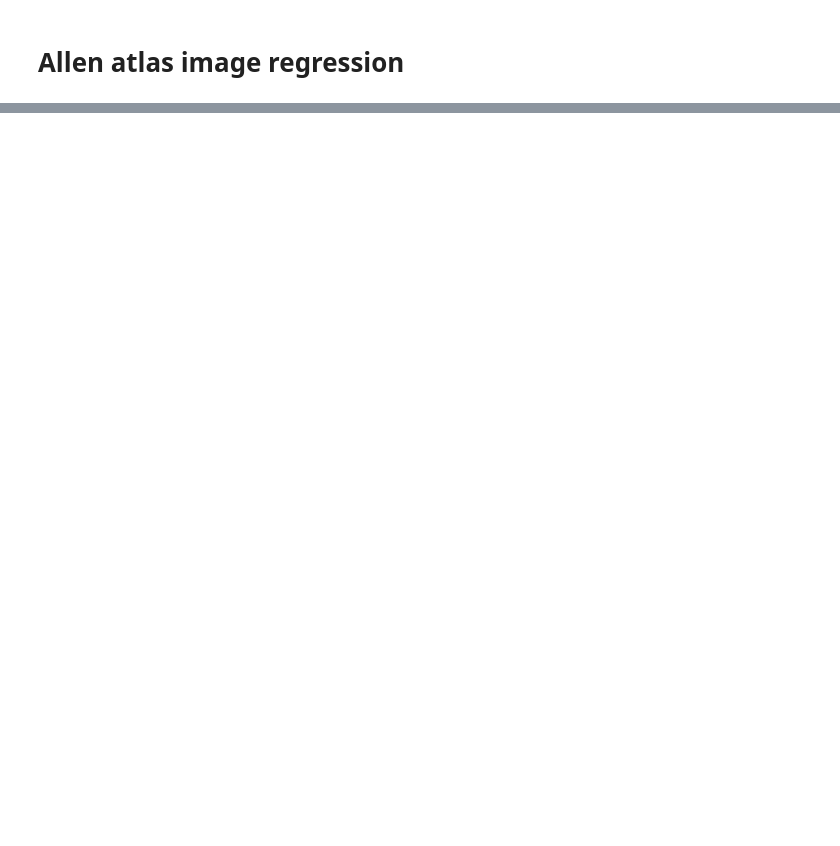
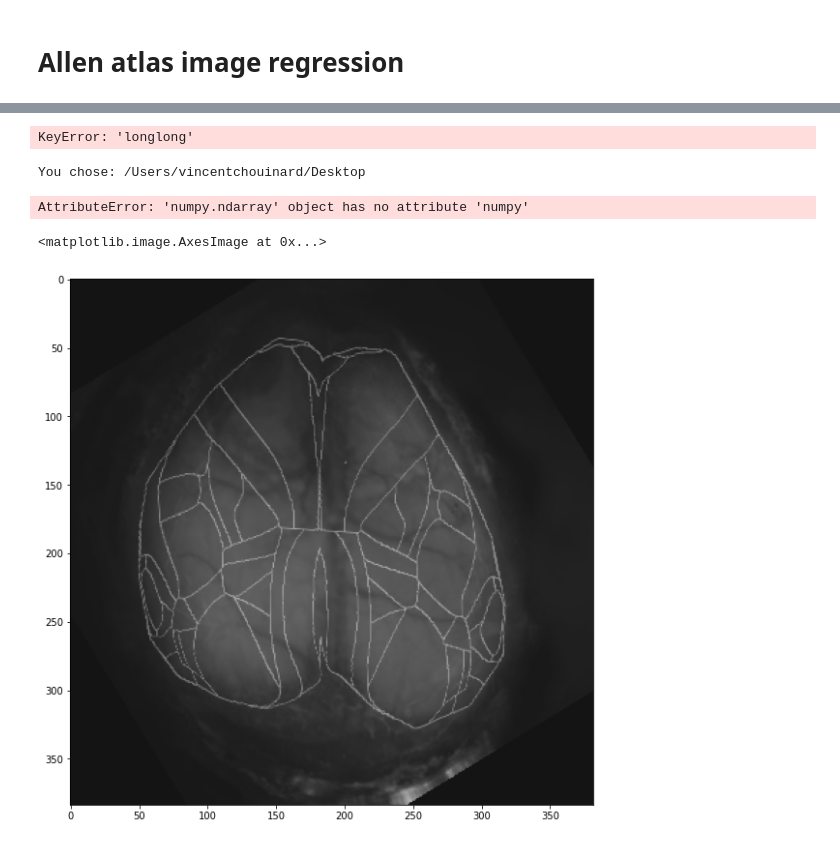
Before and after one commit to vincentpiano123/Atlas, a Jupyter notebook: Jupyter_T&E.ipynb, the cells around one changed output, grey strips where cells are left out. Saved outputs shown, nothing was run; the diff lists cells and outputs as text; code cells hidden in the pictures; blank space fills up the shorter version.

```diff
--- a/Jupyter_T&E.ipynb
+++ b/Jupyter_T&E.ipynb
@@ -39,0 +143,7 @@ TypeError: Invalid shape () for image data
+# %%
+#atlas = ants.image_read(directory + "/saved_images/isocortex_mask_int8.nrrd")
+contour_ants = ants.image_read("contour.nrrd")
+# %% [output]
+KeyError: 'longlong'
+# %%
+mytx = ants.registration(fixed=churchland, moving=atlas, type_of_transform = ('SyN'), syn_sampling = 8)
@@ -39,0 +152,19 @@ TypeError: Invalid shape () for image data
+# %%
+atlas_warped = ants.apply_transforms(churchland, atlas, mytx['fwdtransforms']).numpy()
+contours_warped = ants.apply_transforms(churchland, contour_ants, mytx['fwdtransforms']).numpy()
+# %%
+path = search_for_file_path()
+filename = 'isocortex_churchland.tif'
+img = cv2.imread(path + "/" + filename, cv2.IMREAD_GRAYSCALE)
+# %% [output]
+You chose: /Users/vincentchouinard/Desktop
+AttributeError: 'numpy.ndarray' object has no attribute 'numpy'
+# %%
+fig, ax = plt.subplots(figsize=(10, 10))
+#plt.imshow(atlas_warped, alpha=0.5)
+plt.imshow(contours_warped, cmap='binary_r', alpha=0.8)
+#plt.imshow(churchland.numpy(), alpha=0.5)
+plt.imshow(img, cmap='binary_r', alpha=0.6)
+# %% [output]
+<matplotlib.image.AxesImage at 0x...>
+[figure, added]
```
Also changed, not shown: parts of 23 cells of this notebook, 25 other files.
